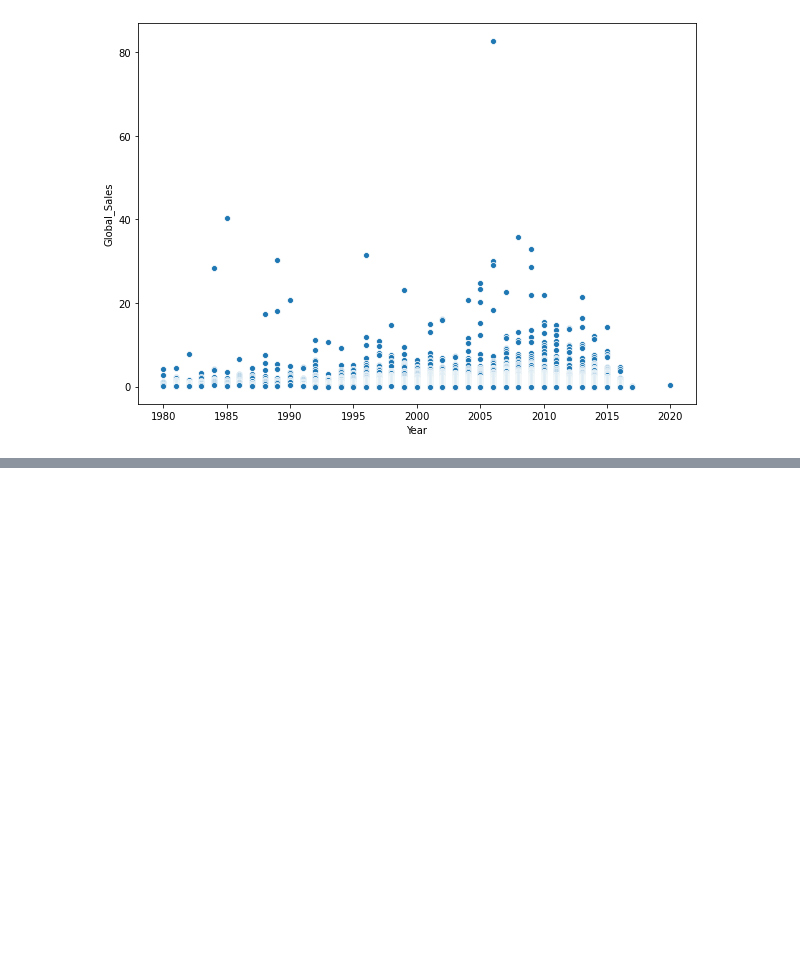
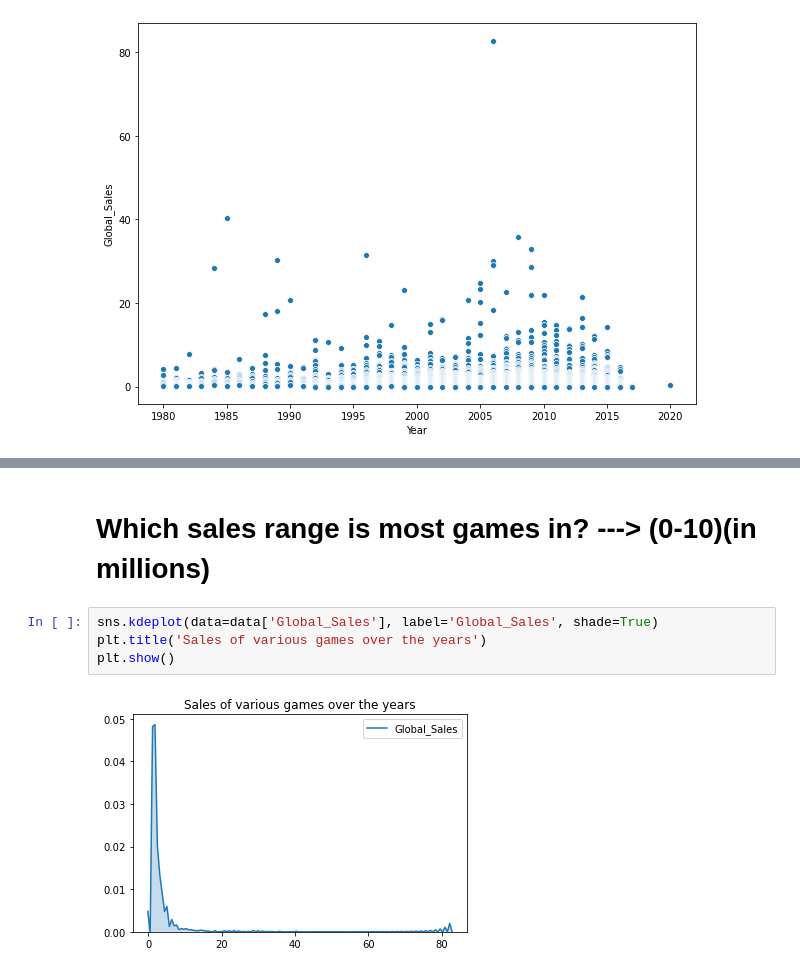
Before and after one commit to pratik-276/Infinite_Stories_with_Data, a Jupyter notebook: Video Game Sales/do-you-play-video-games-wanna-do-business-with-it.ipynb, the cells around one changed output, grey strips where cells are left out. Cells and saved outputs as stored; diff of their text form; blank space fills up the shorter version.

```diff
--- a/Video Game Sales/do-you-play-video-games-wanna-do-business-with-it.ipynb
+++ b/Video Game Sales/do-you-play-video-games-wanna-do-business-with-it.ipynb
@@ -74,0 +106,8 @@ fig.show()
+# %% [markdown]
+# Which sales range is most games in? ---> (0-10)(in millions)
+# %%
+sns.kdeplot(data=data['Global_Sales'], label='Global_Sales', shade=True)
+plt.title('Sales of various games over the years')
+plt.show()
+# %% [output]
+[figure, added]
```
Also changed, not shown: parts of 21 cells of this notebook.
